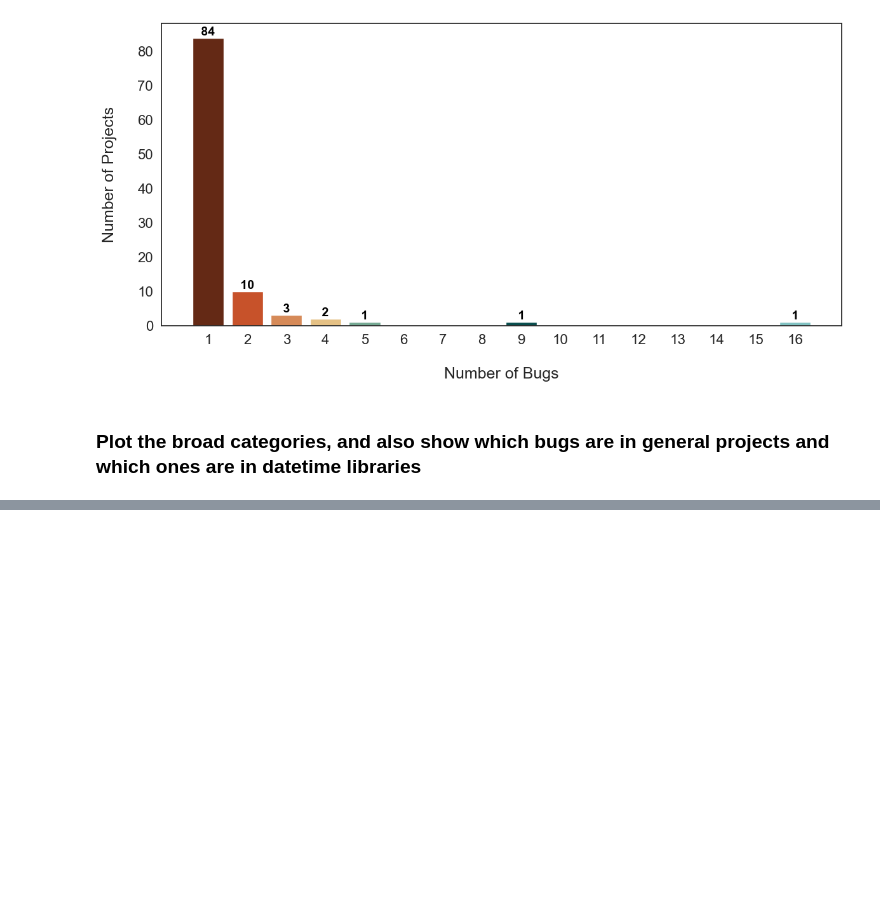
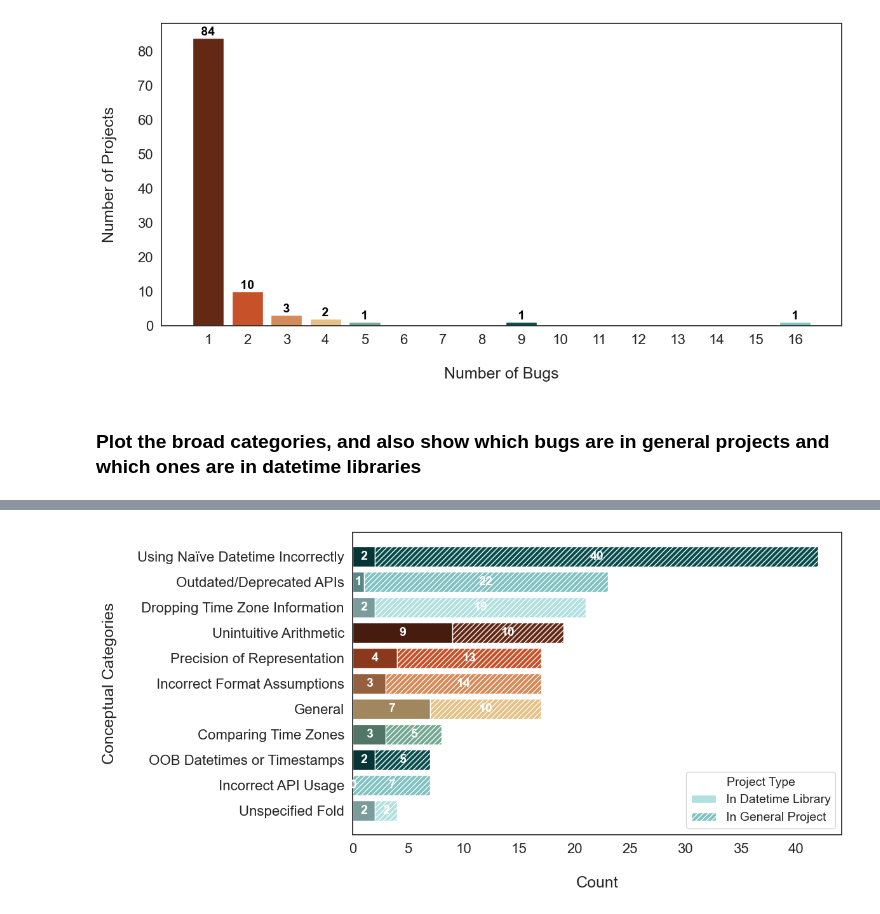
Before and after one commit to cmu-pasta/date-time, a Jupyter notebook: analysis/insights.ipynb, the cells around one changed output, grey strips where cells are left out. Saved outputs shown, nothing was run; the diff lists cells and outputs as text; code cells hidden in the pictures; blank space fills up the shorter version.

```diff
--- a/analysis/insights.ipynb
+++ b/analysis/insights.ipynb
@@ -684,0 +650,46 @@ See the caveats in the documentation: https://pandas.pydata.org/pandas-docs/stab
+# %%
+import matplotlib.pyplot as plt
+import matplotlib.patches as mpatches
+
+hatch_patterns=[ "", "////"]
+
+# Plotting the stacked bar chart with hatching
+fig, ax = plt.subplots(figsize=(12, 6))
+for i, (library_type, color_pair) in enumerate(zip(grouped_data.columns, zip(*bar_colors))):
+    ax.barh(
+        grouped_data.index, grouped_data.iloc[:, i],
+        label=library_type,
+        color=color_pair,
+        hatch=hatch_patterns[i],
+        height=0.8,
+        edgecolor="white",
+        align="center",
+        left=grouped_data.iloc[:, :i].sum(axis=1) if i > 0 else None,
+    )
+
+# Adding data labels
+for container in ax.containers:
+    ax.bar_label(container, label_type="center", color='white', fontsize=14, fontweight='bold')
+
+# Customizing the chart
+ax.set_xlabel("\nCount", fontsize=18)
+ax.set_ylabel("Conceptual Categories\n", fontsize=18)
+
+# Create custom legend handles with white edgecolor
+legend_handles = [
+    mpatches.Patch(facecolor=color, hatch=hatch, label=library_type, edgecolor='white')
+    for color, hatch, library_type in zip(colors, hatch_patterns, grouped_data.columns)
+]
+
+# Add custom legend
+ax.legend(handles=legend_handles, title="Project Type", fontsize=14, title_fontsize=14, loc="lower right")
+
+# Adjusting ticks
+ax.tick_params(axis="x", labelsize=16)
+ax.tick_params(axis="y", labelsize=16)
+
+# Display and save the chart
+plt.tight_layout()
+plt.show()
+# %% [output]
+[figure, added]
```
Also changed, not shown: parts of 7 cells of this notebook, 10 other files.
